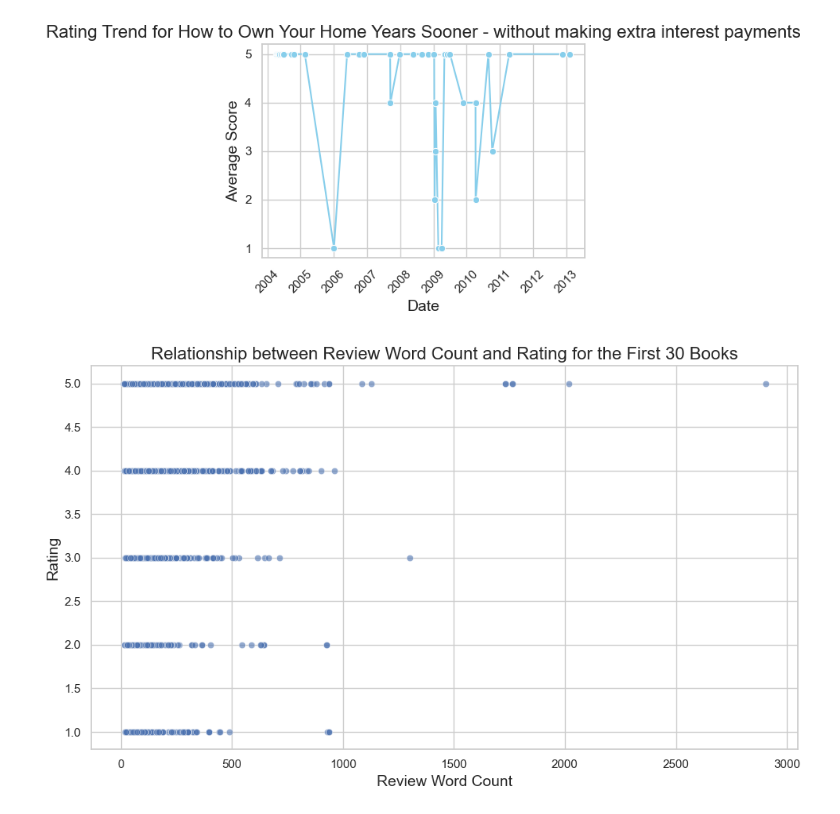
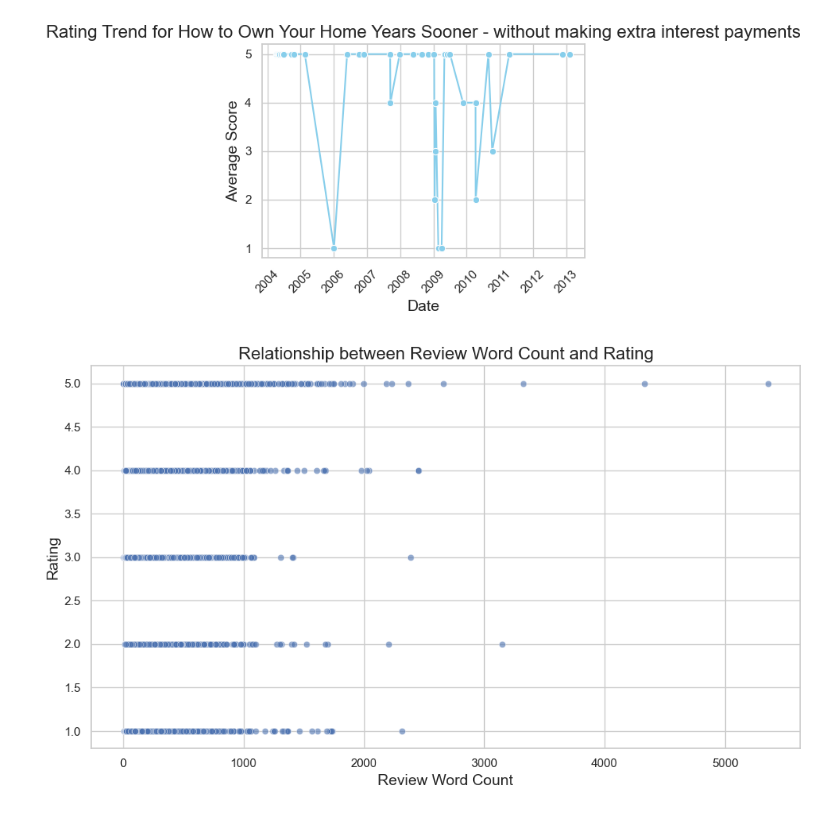
Before and after one commit to kefan1242/de_project, a Jupyter notebook: book_dataset/BookDataset.ipynb, the cells around one changed output. Drawn from its saved outputs; the diff is of its cells as text; code cells hidden in the pictures.

```diff
--- a/book_dataset/BookDataset.ipynb
+++ b/book_dataset/BookDataset.ipynb
@@ -145,41 +145,41 @@ for book_title in top_books:
 [figure]
 [figure]
 # %%
-#评论词数与评分的关系可视化 前三十本书
+#评论词数与评分的关系可视化
 import pandas as pd
 import matplotlib.pyplot as plt
 import seaborn as sns
 import os  # 导入os库以处理文件路径
 
 # 设置图表风格
 sns.set(style='whitegrid')
 
 # 读取CSV文件
 file_path = 'Cleaned_Books_rating.csv'
 df = pd.read_csv(file_path, encoding='utf-8')
 
-# 选择数据集中的前三十本书
-top_books = df['Title'].unique()[:30]  # 取前30本书的书名
+# 选择数据集中书
+top_books = df['Title'].unique()[600:1000]
 filtered_df = df[df['Title'].isin(top_books)].copy()  # 使用 .copy()
 
 # 计算评论词数
 filtered_df['review/word_count'] = filtered_df['review/text'].apply(lambda x: len(str(x).split()))
 
 # 绘制散点图
 plt.figure(figsize=(10, 6))
 sns.scatterplot(data=filtered_df, x='review/word_count', y='review/score', alpha=0.6)
 
 # 添加标题和标签
-plt.title('Relationship between Review Word Count and Rating for the First 30 Books', fontsize=16)
+plt.title('Relationship between Review Word Count and Rating', fontsize=16)
 plt.xlabel('Review Word Count', fontsize=14)
 plt.ylabel('Rating', fontsize=14)
 
 # 保存图表到当前目录
 current_directory = os.getcwd()  # 获取当前工作目录
 plt.savefig(os.path.join(current_directory, 'Review_Word_Count_vs_Rating.png'), bbox_inches='tight', dpi=300)
 
 # 显示图表
 plt.tight_layout()
 plt.show()
 # %% [output]
-[figure, old version]
+[figure, new version]
```
Also changed, not shown: parts of 1 cell of this notebook.
